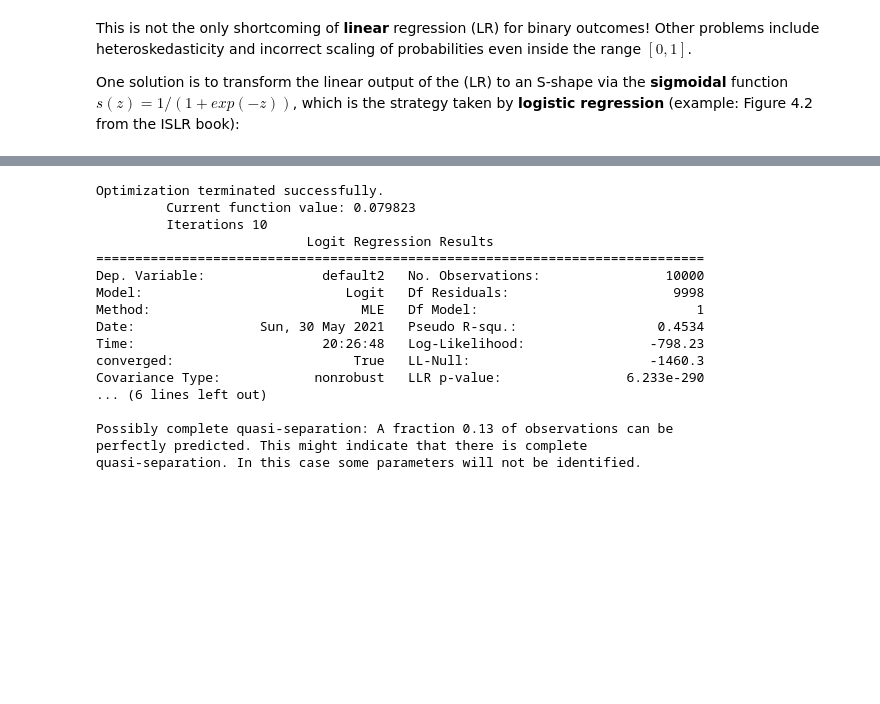
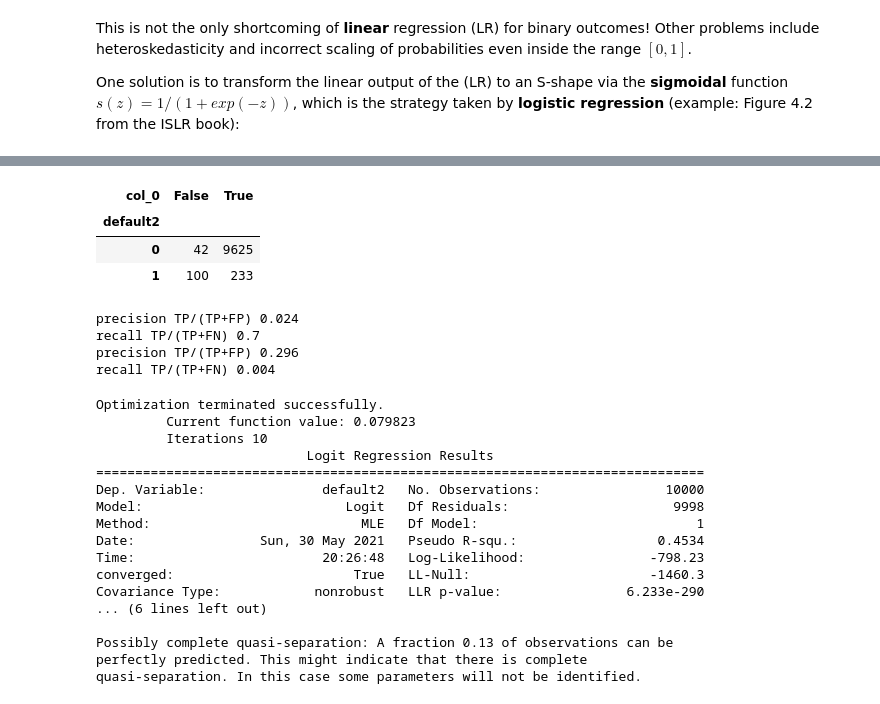
Before and after one commit to markusloecher/DataScience-HWR, a Jupyter notebook: Lectures_ipynb/Lecture7.ipynb, the cells around one changed output, grey strips where cells are left out. Saved outputs shown, nothing was run; the diff lists cells and outputs as text; code cells hidden in the pictures; blank space fills up the shorter version.

```diff
--- a/Lectures_ipynb/Lecture7.ipynb
+++ b/Lectures_ipynb/Lecture7.ipynb
@@ -173,0 +209,8 @@ intercept : [-10.651]
+# %%
+from sklearn.metrics import classification_report
+y_true = y
+#The 50% cutoff/threshold is chosen by the user !!
+y_pred = prob_train[:,0] > 0.5
+#y_pred
+
+print(classification_report(y_true, y_pred))#, target_names=['class 0', 'class 1']))
@@ -174,3 +226,28 @@ intercept : [-10.651]
+# %%
+pd.crosstab(y_true, y_pred)
+# %% [output]
+| col_0 | False | True |
+| default2 |  |  |
+| 0 | 42 | 9625 |
+| 1 | 100 | 233 |
+# %%
+#Based on the confusion matrix:
+#for "1=positive class" we get
+#precision TP/(TP+FP):
+print("precision TP/(TP+FP)", str(np.round(233/(9625+233),3)))
+#precision TP/(TP+FN):
+print("recall TP/(TP+FN)", str(np.round(233/(100+233),3)))
+
+#for "0=positive class" we get
+#precision TP/(TP+FP):
+print("precision TP/(TP+FP)", str(np.round(42/(100+42),3)))
+#precision TP/(TP+FN):
+print("recall TP/(TP+FN)", str(np.round(42/(9625+42),3)))
+# %% [output]
+precision TP/(TP+FP) 0.024
+recall TP/(TP+FN) 0.7
+precision TP/(TP+FP) 0.296
+recall TP/(TP+FN) 0.004
 # %%
 # now statsmodels:
 #X_train = sm.add_constant(df.balance)
```
Also changed, not shown: parts of 11 cells of this notebook, 8 other files.
